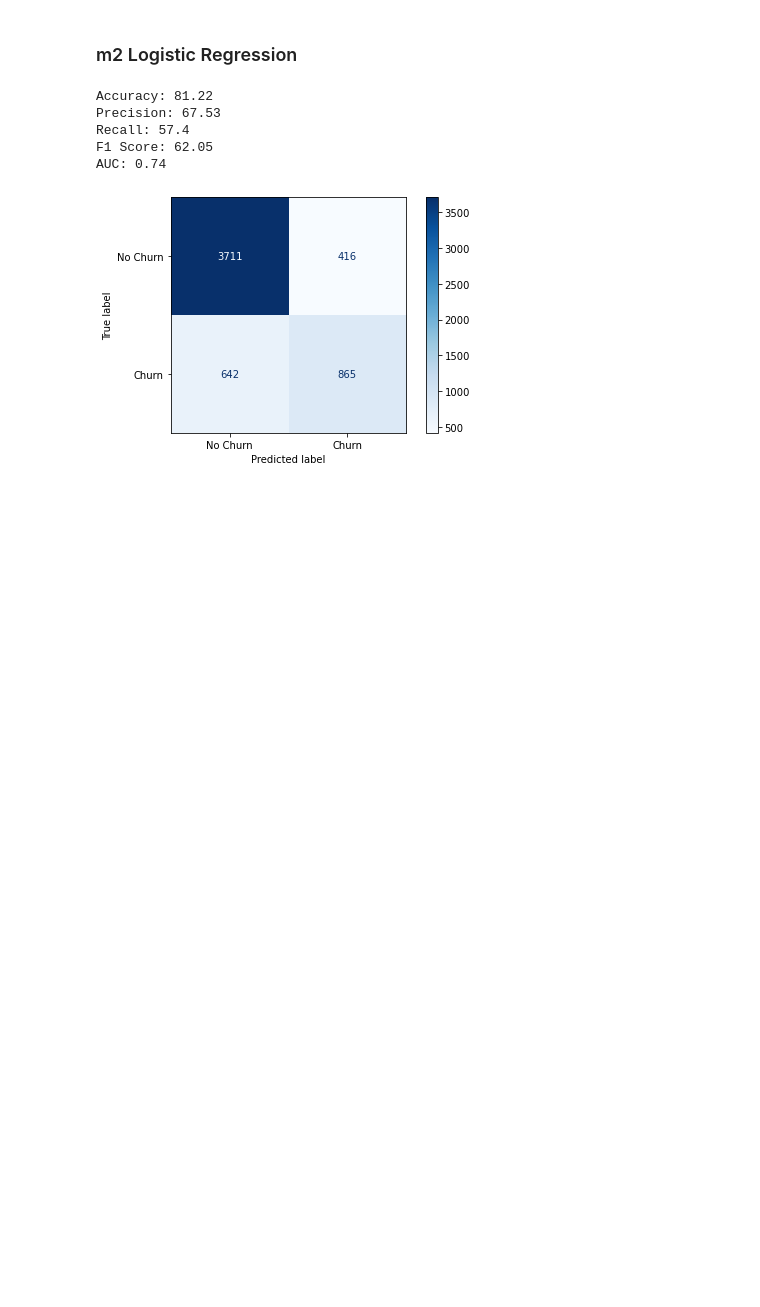
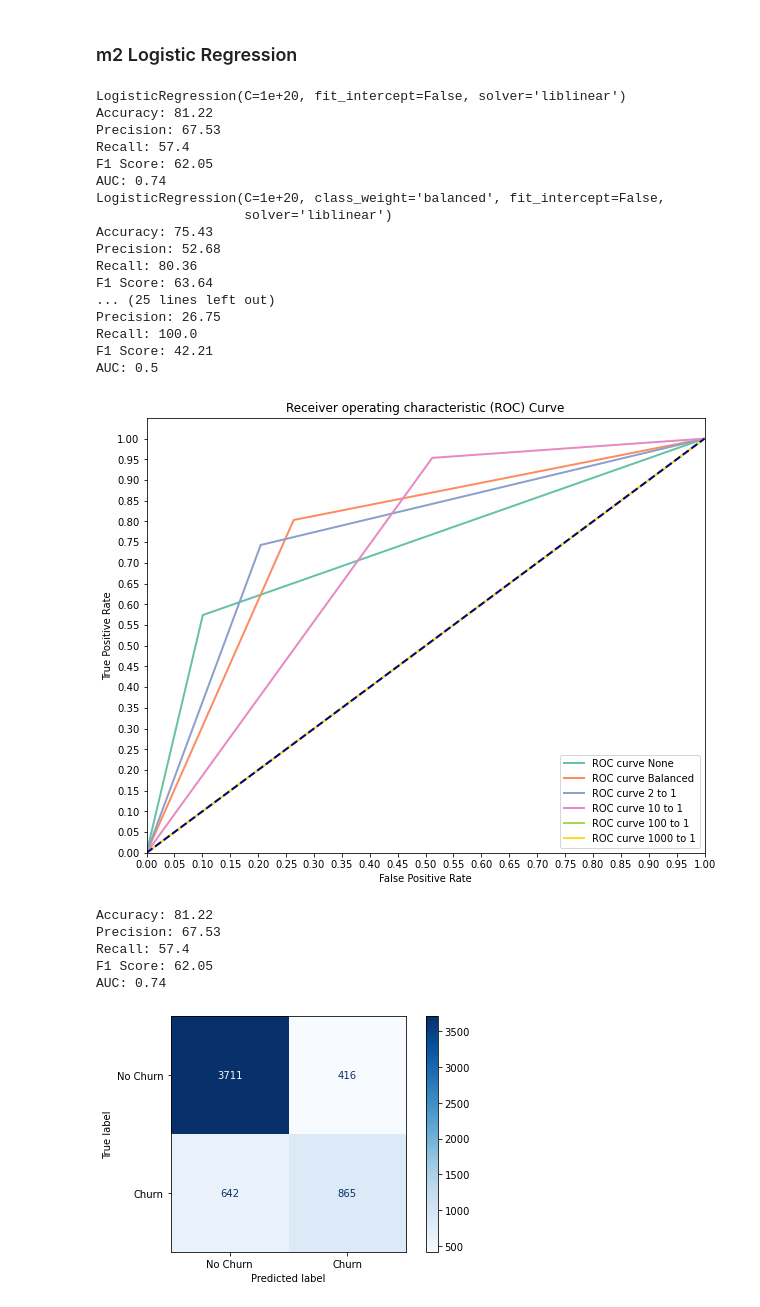
Before and after one commit to cutterback/p03-telco-churn-model, a Jupyter notebook: Telco-Churn-Classification-Model.ipynb, the cells around one changed output. Drawn from its saved outputs; the diff is of its cells as text; code cells hidden in the pictures; blank space fills up the shorter version.

Commit message:
Adding logistic regression class weights

```diff
--- a/Telco-Churn-Classification-Model.ipynb
+++ b/Telco-Churn-Classification-Model.ipynb
@@ -636,9 +636,10 @@ def score_model(y_act, y_pred):
     print(f'F1 Score: {round(f1, 2)}')
 
     # check the AUC for predictions
-    false_pos_rate, true_pos_rate, thresholds = roc_curve(y_act, y_pred)
-    roc_auc = auc(false_pos_rate, true_pos_rate)
+    fpr, tpr, thresholds = roc_curve(y_act, y_pred)
+    roc_auc = auc(fpr, tpr)
     print(f'AUC: {round(roc_auc, 2)}')
+    return acc, prec, rec, f1, roc_auc, fpr, tpr, thresholds
 # %%
 score_model(y_train, y_train_pred_m1)
 # %% [output]
@@ -695,6 +696,58 @@ m2_drops = ['customerid', 'count', 'country', 'city', 'state', 'zip_code',
             'churn_rsn_grp_unknown']
 X_train_tr_m2 = X_train_tr.copy().drop(m2_drops, axis=1, inplace=False)
 X_test_tr_m2 = X_test_tr.copy().drop(m2_drops, axis=1, inplace=False)
+# %%
+# setting regularization weights to assess performance
+weights = [None, 'balanced', {1:2, 0:1}, {1:10, 0:1}, {1:100, 0:1}, {1:1000, 0:1}]
+names = ['None', 'Balanced', '2 to 1', '10 to 1', '100 to 1', '1000 to 1']
+
+colors = sns.color_palette('Set2')
+plt.figure(figsize=(10,8))
+
+for n, weight in enumerate(weights):
+    # fit logreg model iteration
+    lr = LogisticRegression(fit_intercept=False, C=1e20, class_weight=weight, solver='liblinear')
+    lr_log = lr.fit(X_train_tr_m2, y_train)
+    print(lr_log)
+
+    # predict on training
+    y_train_pred_m2 = lr.predict(X_train_tr_m2)
+    acc, prec, rec, f1, roc_auc, fpr, tpr, thresholds = score_model(
+        y_train, y_train_pred_m2)
+
+    plt.plot(fpr, tpr, color=colors[n], lw=2,
+             label='ROC curve {}'.format(names[n]))
+
+plt.plot([0, 1], [0, 1], color='navy', lw=2, linestyle='--')
+plt.xlim([0.0, 1.0])
+plt.ylim([0.0, 1.05])
+
+plt.yticks([i/20.0 for i in range(21)])
+plt.xticks([i/20.0 for i in range(21)])
+plt.xlabel('False Positive Rate')
+plt.ylabel('True Positive Rate')
+plt.title('Receiver operating characteristic (ROC) Curve')
+plt.legend(loc='lower right')
+plt.show()
+# %% [output]
+LogisticRegression(C=1e+20, fit_intercept=False, solver='liblinear')
+Accuracy: 81.22
+Precision: 67.53
+Recall: 57.4
+F1 Score: 62.05
+AUC: 0.74
+LogisticRegression(C=1e+20, class_weight='balanced', fit_intercept=False,
+                   solver='liblinear')
+Accuracy: 75.43
+Precision: 52.68
+Recall: 80.36
+F1 Score: 63.64
+... (25 lines left out)
+Precision: 26.75
+Recall: 100.0
+F1 Score: 42.21
+AUC: 0.5
+[figure, added]
 # %%
 logreg = LogisticRegression(fit_intercept=False, C=1e12, solver='liblinear')
 lr = logreg.fit(X_train_tr_m2, y_train)
```
Also changed, not shown: parts of 2 cells of this notebook.
